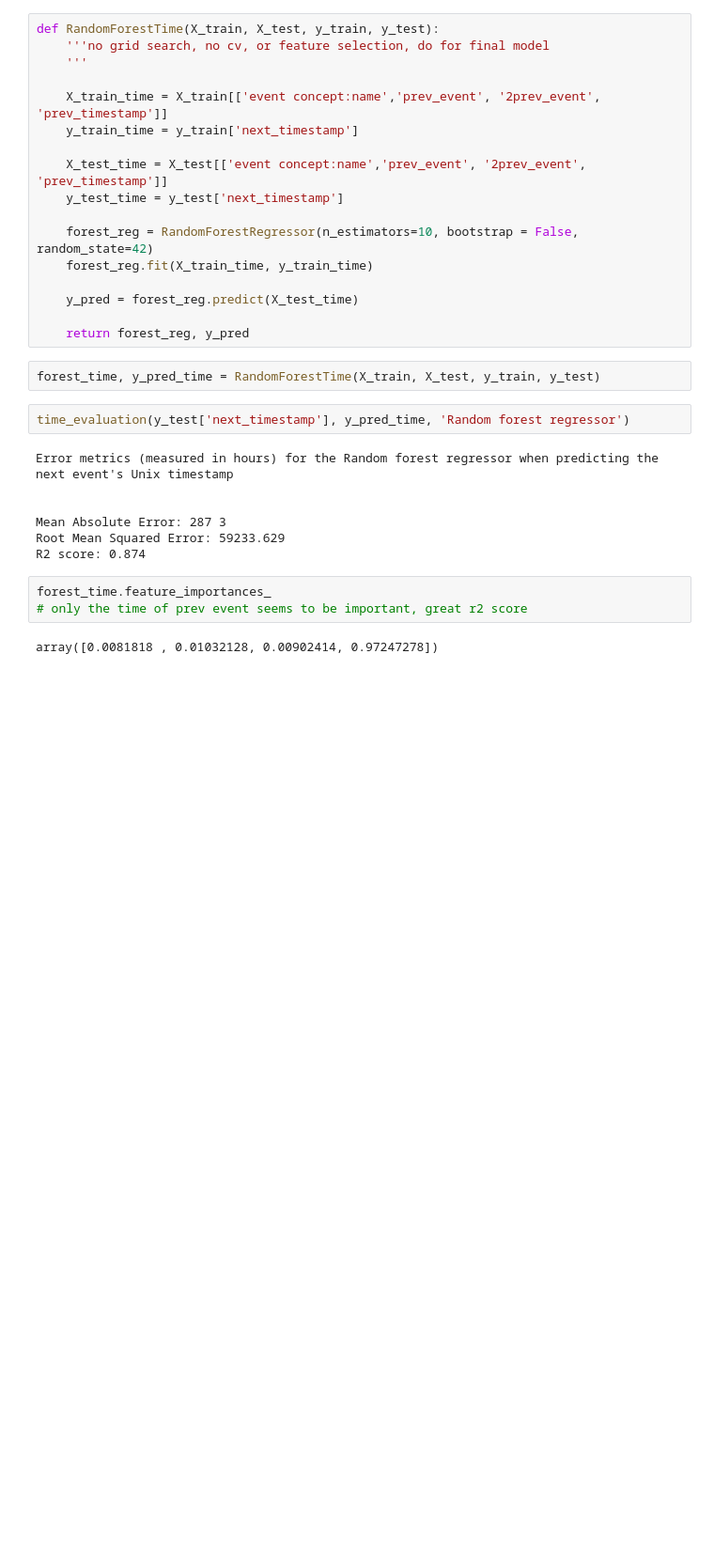
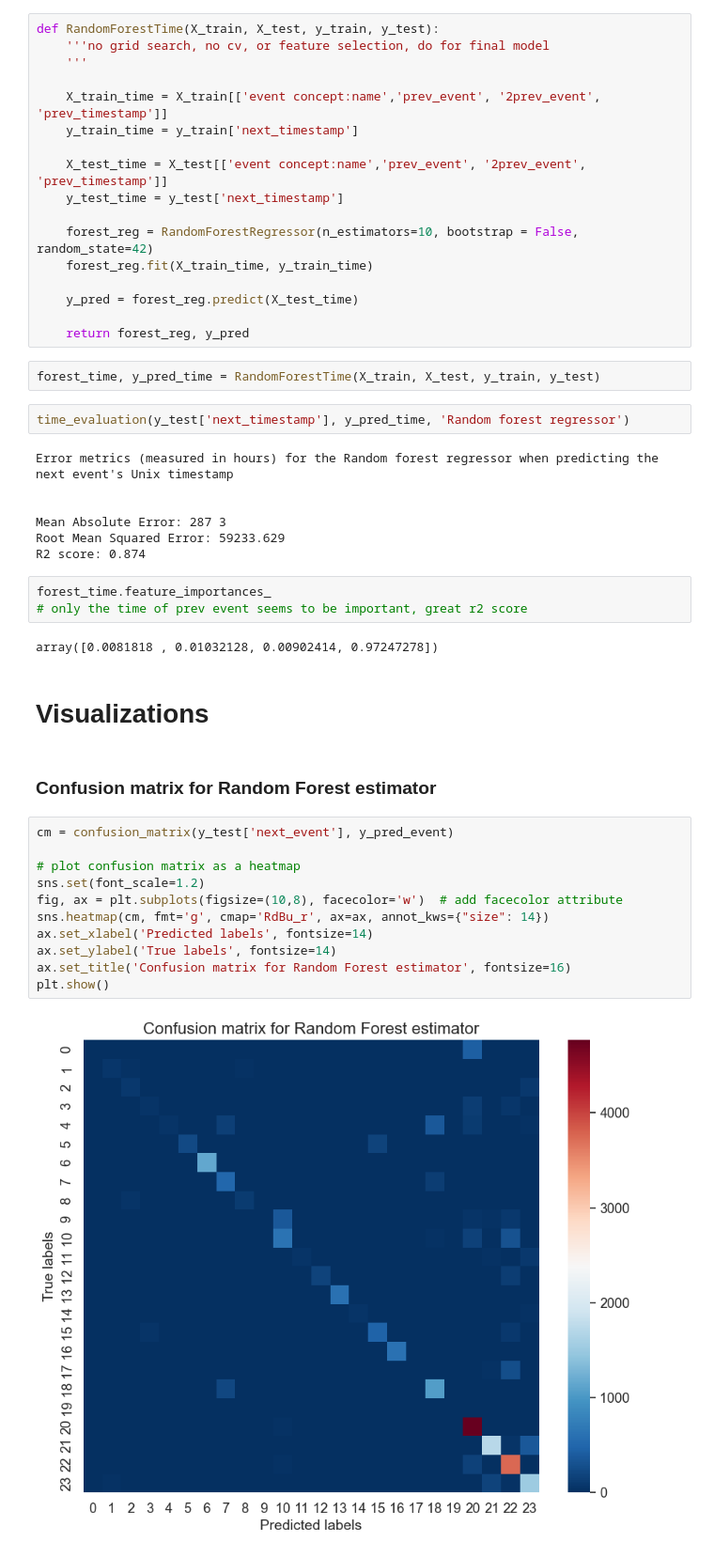
Before and after one commit to KonstantinGeorgiev0/Process-Mining, a Jupyter notebook: 4_Sprint2_models.ipynb, the cells around one changed output. Shown at 94% size. Saved outputs shown, nothing was run; the diff lists cells and outputs as text; blank space fills up the shorter version.

Commit message:
Implemented visualizations

```diff
--- a/4_Sprint2_models.ipynb
+++ b/4_Sprint2_models.ipynb
@@ -241,3 +166,20 @@ forest_time.feature_importances_
 # only the time of prev event seems to be important, great r2 score
 # %% [output]
 array([0.0081818 , 0.01032128, 0.00902414, 0.97247278])
+# %% [markdown]
+# Visualizations
+# %% [markdown]
+### Confusion matrix for Random Forest estimator
+# %%
+cm = confusion_matrix(y_test['next_event'], y_pred_event)
+
+# plot confusion matrix as a heatmap
+sns.set(font_scale=1.2)
+fig, ax = plt.subplots(figsize=(10,8), facecolor='w')  # add facecolor attribute
+sns.heatmap(cm, fmt='g', cmap='RdBu_r', ax=ax, annot_kws={"size": 14})
+ax.set_xlabel('Predicted labels', fontsize=14)
+ax.set_ylabel('True labels', fontsize=14)
+ax.set_title('Confusion matrix for Random Forest estimator', fontsize=16)
+plt.show()
+# %% [output]
+[figure, added]
```
Also changed, not shown: parts of 11 cells of this notebook.
